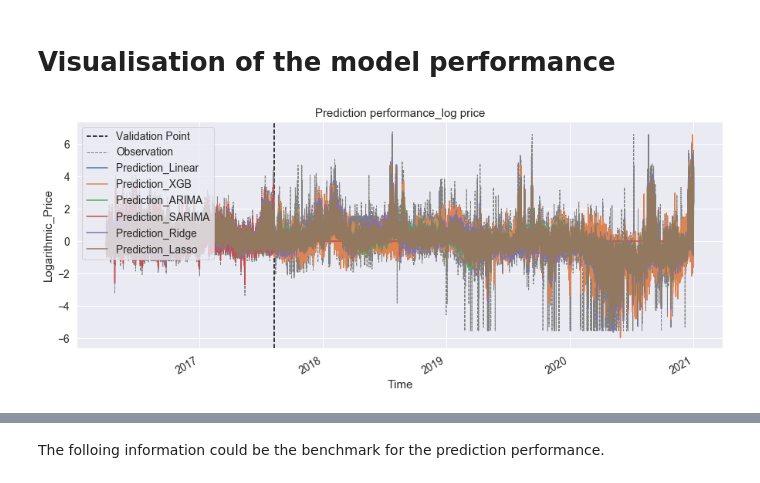
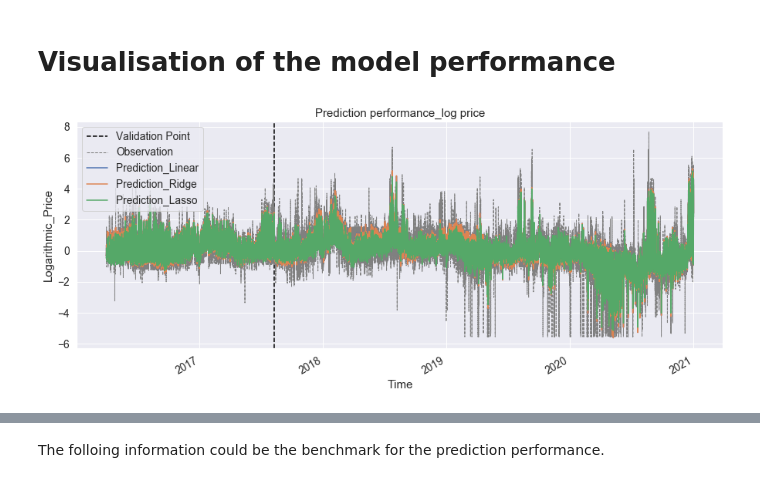
Before and after one commit to ken-datascience/master_thesis, a Jupyter notebook: Prediction_model_(Base model)_day2lag_forSellerBuyer.ipynb, the cells around one changed output, grey strips where cells are left out. Cells and saved outputs as stored; diff of their text form; code cells hidden in the pictures.

```diff
--- a/Prediction_model_(Base model)_day2lag_forSellerBuyer.ipynb
+++ b/Prediction_model_(Base model)_day2lag_forSellerBuyer.ipynb
@@ -590,7 +590,7 @@ print("MAE: {}".format(np.mean(mae)))
 # Convert prediction results with valid data from 2D list to 1D list
 prediction_Ridge = list(itertools.chain.from_iterable(prediction_Ridge))
 # Prediction with train data
-y_pred_train = list(modelRidge.predict(X_train)[:Min_valid_index])
+y_pred_train = list(modelRidge.predict(X)[:Min_valid_index])
 # Store the prediction into the "graph data" table
 graph_data_log["Close_pred_Ridge"] = pd.Series(y_pred_train + prediction_Ridge)
 # Store the result of evaluation into the "Eval_table"
@@ -705,7 +705,7 @@ print("MAE: {}".format(np.mean(mae)))
 # Convert prediction results with valid data from 2D list to 1D list
 prediction_Lasso = list(itertools.chain.from_iterable(prediction_Lasso))
 # Prediction with train data
-y_pred_train = list(modelLasso.predict(X_train)[:Min_valid_index])
+y_pred_train = list(modelLasso.predict(X)[:Min_valid_index])
 # Store the prediction into the "graph data" table
 graph_data_log["Close_pred_Lasso"] = pd.Series(y_pred_train + prediction_Lasso)
 # Store the result of evaluation into the "Eval_table"
@@ -817,0 +824,7 @@ Poly_X.shape
+# %%
+modelPolyLine = LinearRegression().fit(Poly_X, y)
+y_pred = modelPolyLine.predict(Poly_X)
+rmse = sqrt(mean_squared_error(y, y_pred))
+mae = mean_absolute_error(y, y_pred)
+print(rmse)
+print(mae)
@@ -904,7 +931,7 @@ print("MAE: {}".format(np.mean(mae)))
 # Convert prediction results with valid data from 2D list to 1D list
 prediction_XGB = list(itertools.chain.from_iterable(prediction_XGB))
 # Prediction with train data
-y_pred_train = list(modelXGB.predict(X_train)[:Min_valid_index])
+y_pred_train = list(modelXGB.predict(X)[:Min_valid_index])
 # Store the prediction into the "graph data" table
 graph_data_log["Close_pred_XGB"] = pd.Series(y_pred_train + prediction_XGB)
 # Store the result of evaluation into the "Eval_table"
@@ -1359,33 +1396,33 @@ MAE: 3.151088811930336
 #対数化されたターゲットと予測値の比較
 
 Models = [
-    "Linear",
+    "Linear", "Ridge", "Lasso"
 #    ,"PolyLinear",
-        "XGB", "ARIMA", "SARIMA", "Ridge", "Lasso"
+#         "XGB", "ARIMA", "SARIMA",
          ]
 
 fig, ax = plt.subplots(1, figsize=(15, 6))
 plt.title('Prediction performance_log price')
 
 # Set index
 graph_data_log = graph_data_log.set_index("DateTime")
 start = "2016-04-01 00:00:00"
 end = "2020-12-31 23:30:00"
 
 # Vertical line (need to convert the date type from timestamp to datetime.datetime as x-axis)
 plt.axvline(prediction_point.to_pydatetime(), label="Validation Point", linestyle="dashed", color="black")
 # Add text for the vertical line
 # plt.text(prediction_point.to_pydatetime(), -2, 'Prediction Point',rotation=0)
 
 # Plot Close
 graph_data_log.Close[graph_data_log.index > start].plot(ax=ax, label="Observation", linestyle="dashed", color="gray", linewidth=1)
 
 for model in Models:
     graph_data_log["Close_pred_" + model][graph_data_log.index > start].plot(ax=ax, label="Prediction_" + model)
 
 # x-axis
 plt.gcf().autofmt_xdate()
 ax.set(xlabel="Time", ylabel="Logarithmic_Price")
 plt.legend(loc="upper left");
 # %% [output]
-[figure, old version]
+[figure, new version]
```
Also changed, not shown: parts of 56 cells of this notebook, 9 other files.
